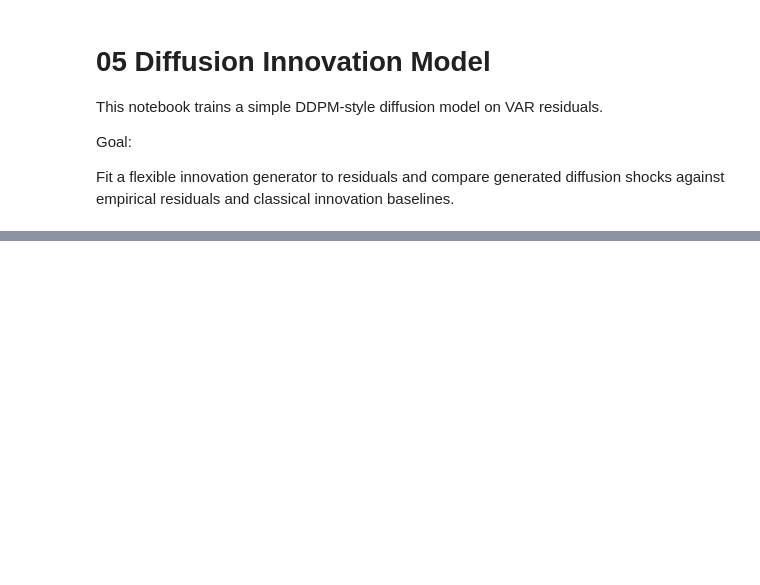
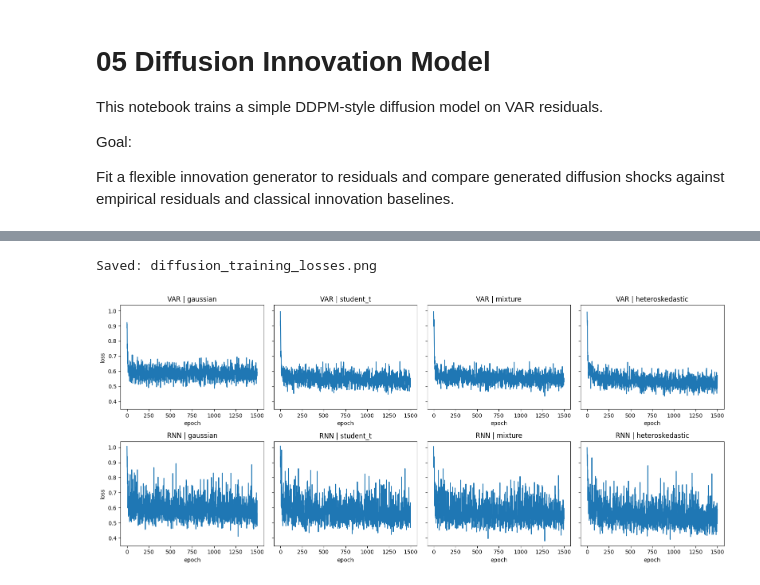
Before and after one commit to JonathanMa03/innovative-droBVAR, a Jupyter notebook: notebooks/05_diffusion.ipynb, the cells around one changed output, grey strips where cells are left out. Cells and saved outputs as stored; diff of their text form; code cells hidden in the pictures; blank space fills up the shorter version.

```diff
--- a/notebooks/05_diffusion.ipynb
+++ b/notebooks/05_diffusion.ipynb
@@ -424,0 +103,12 @@ quantile_df
+# %%
+from src.api.innovations import (
+    fit_and_sample_diffusion_innovations,
+)
+diffusion_models, diffusion_samples = fit_and_sample_diffusion_innovations(
+    residual_store=residual_store,
+    forecast_models=forecast_models,
+    dgp_names=dgp_names,
+    output_dir=dirs["innovations"],
+    seed=config.seed,
+    **diffusion_kwargs,
+)
@@ -424,0 +133,22 @@ quantile_df
+# %%
+from src.plots.diffusion import (
+    plot_diffusion_training_losses,
+)
+
+plot_diffusion_training_losses(
+    diffusion_models=diffusion_models,
+    forecast_models=forecast_models,
+    dgp_names=dgp_names,
+)
+
+save_current_figure(
+    dirs["figures"]
+    / "diffusion_training_losses.png"
+)
+
+print(
+    "Saved: diffusion_training_losses.png"
+)
+# %% [output]
+Saved: diffusion_training_losses.png
+[figure, added]
```
Also changed, not shown: parts of 19 cells of this notebook, 8 other files.
